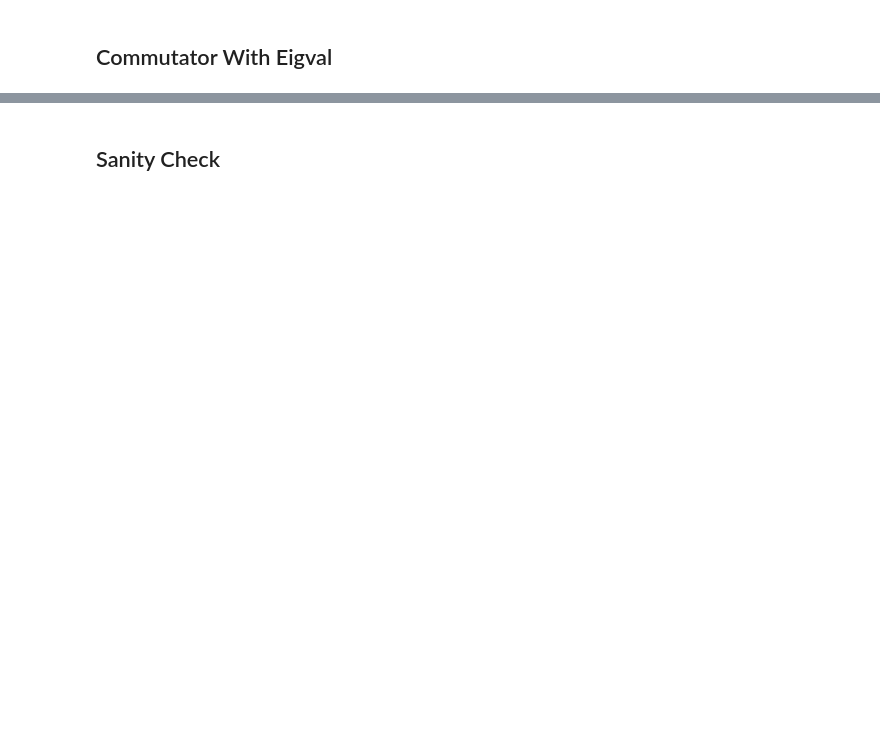
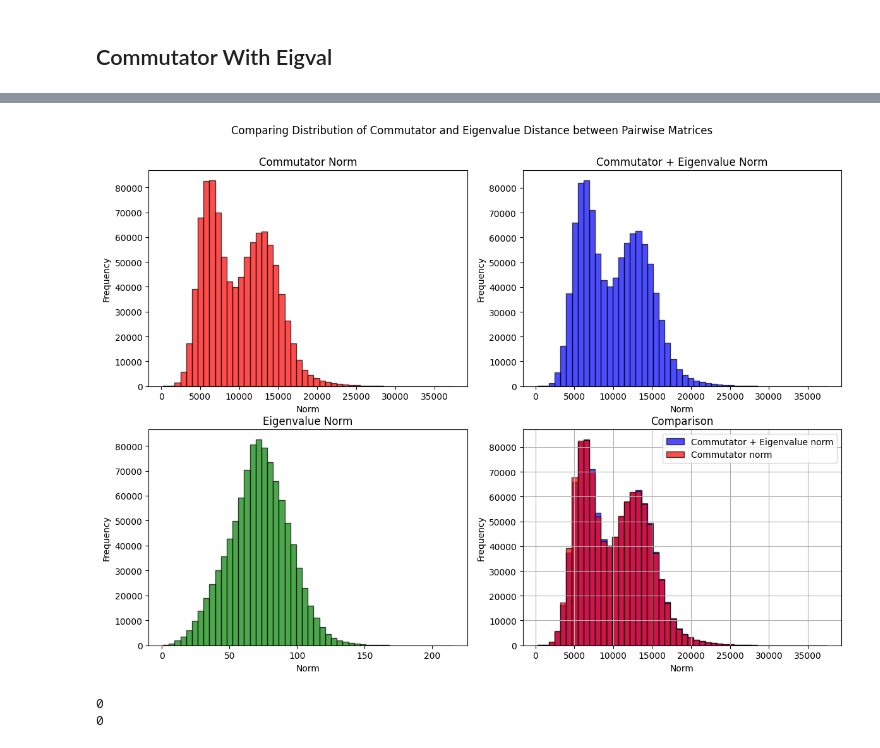
Before and after one commit to GabrielWu2004/Commutator_KRR, a Jupyter notebook: commutator_test.ipynb, the cells around one changed output, grey strips where cells are left out. Saved outputs shown, nothing was run; the diff lists cells and outputs as text; code cells hidden in the pictures; blank space fills up the shorter version.

```diff
--- a/commutator_test.ipynb
+++ b/commutator_test.ipynb
@@ -408,0 +383,5 @@ print(eigval_dist.shape)
+# %%
+
+eigval_dist = p_distance_eigval_batch(cm[:1000], cm[:1000], batch_size=100)
+np.fill_diagonal(eigval_dist, np.nan)
+print(eigval_dist.shape)
@@ -412,39 +432,45 @@ print(commutator_eigval_dist.shape)
 # %%
 # Flatten the distance matrix into a 1D array
-flattened_commutator_eigval = commutator_eigval_dist.flatten()
+flattened_commutator_plus_eigval_dist = commutator_plus_eigval_dist.flatten()
 flattened_eigval_dist = eigval_dist.flatten()
 
 # Create a histogram of the flattened distances
 fig, axes = plt.subplots(2, 2, figsize=(12, 9))
 
 axes[0, 0].hist(flattened_commutator_dist, bins=50, alpha=0.7, color='red', edgecolor='black')
 axes[0, 0].set_title('Commutator Norm')
 axes[0, 0].set_xlabel('Norm')
 axes[0, 0].set_ylabel('Frequency')
+# ax0_twin = axes[0, 0].twinx()
+# ax0_twin.scatter(energy_x_label, flattened_energy_dist, s=0.1, alpha=0.2, color='orange', label='Energy difference')
+# ax0_twin.set_ylabel('Scatter Plot 1', color='orange')
+# ax0_twin.tick_params(axis='y', labelcolor='orange')
 
-axes[0, 1].hist(flattened_commutator_eigval, bins=50, alpha=0.7, color='blue', edgecolor='black')
+axes[0, 1].hist(flattened_commutator_plus_eigval_dist, bins=50, alpha=0.7, color='blue', edgecolor='black')
 axes[0, 1].set_title('Commutator + Eigenvalue Norm')
 axes[0, 1].set_xlabel('Norm')
 axes[0, 1].set_ylabel('Frequency')
 
 axes[1, 0].hist(flattened_eigval_dist, bins=50, alpha=0.7, color='green', edgecolor='black')
 axes[1, 0].set_title('Eigenvalue Norm')
 axes[1, 0].set_xlabel('Norm')
 axes[1, 0].set_ylabel('Frequency')
 
-axes[1, 1].hist(flattened_commutator_eigval, bins=50, alpha=0.7, color='blue', edgecolor='black', label="Commutator + Eigenvalue norm")
+axes[1, 1].hist(flattened_commutator_plus_eigval_dist, bins=50, alpha=0.7, color='blue', edgecolor='black', label="Commutator + Eigenvalue norm")
 axes[1, 1].hist(flattened_commutator_dist, bins=50, alpha=0.7, color='red', edgecolor='black', label="Commutator norm")
 axes[1, 1].set_title('Comparison')
 axes[1, 1].set_xlabel('Norm')
 axes[1, 1].set_ylabel('Frequency')
 axes[1, 1].legend()
 
 plt.tight_layout()
 plt.suptitle('Comparing Distribution of Commutator and Eigenvalue Distance between Pairwise Matrices')
 plt.subplots_adjust(top=0.90, hspace=0.2)
 plt.grid(True)
 plt.savefig('Comparing Distribution of Commutator and Eigenvalue Distance between Pairwise Matrices')
 plt.show()
+# %% [output]
+[figure, added]
 # %%
 # Flatten the distance matrix into a 1D array
 flattened_eigval_dist = eigval_dist.flatten()
@@ -458,11 +484,12 @@ plt.grid(True)
 plt.savefig('Distribution of Eigenvalue Distance between Pairwise Matrices')
 plt.show()
 # %%
-zero_mask = (flattened_commutator_dist == 0)
+zero_mask = (flattened_commutator_dist < 0.1)
 num_zeros = np.count_nonzero(zero_mask)
-zero_mask_w_eig = (flattened_commutator_eigval == 0)
+zero_mask_w_eig = (flattened_commutator_plus_eigval_dist < 0.1)
 num_zeros_w_eig = np.count_nonzero(zero_mask_w_eig)
 print(num_zeros)
 print(num_zeros_w_eig)
+# %% [output]
+0
+0
-# %% [markdown]
-## Sanity Check ##
```
Also changed, not shown: parts of 37 cells of this notebook, 6 other files.
